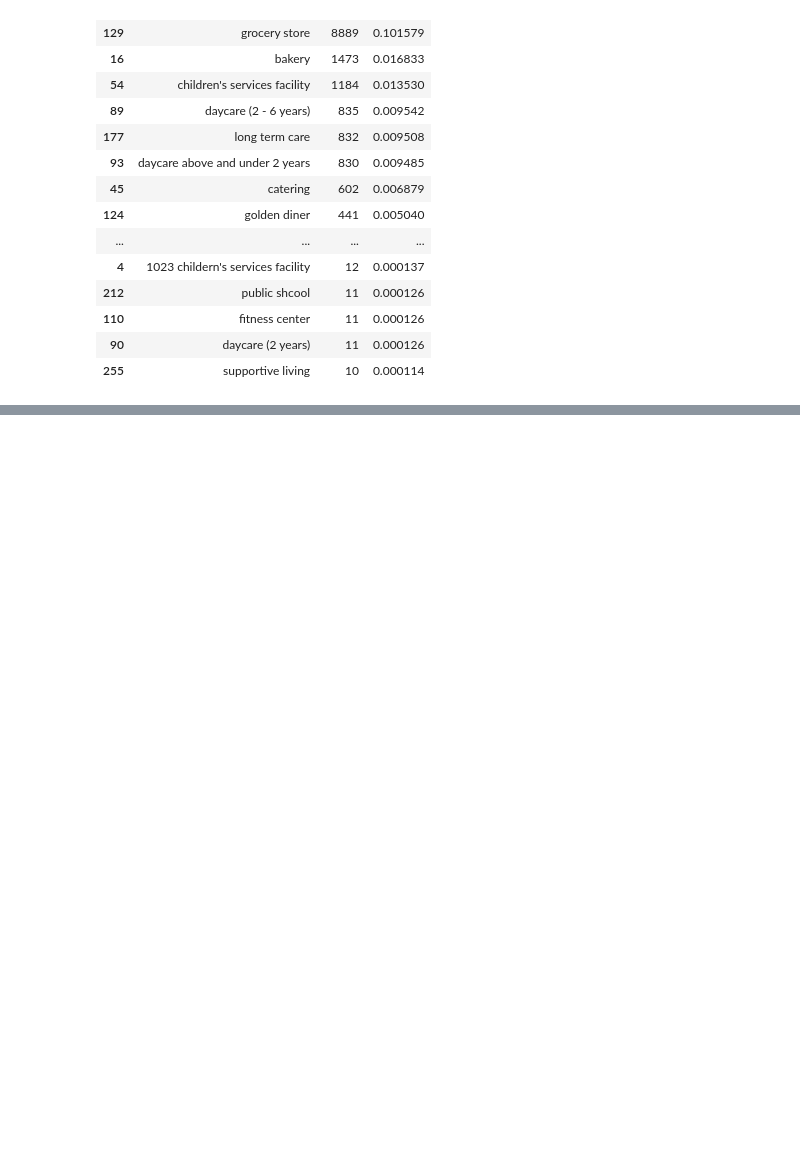
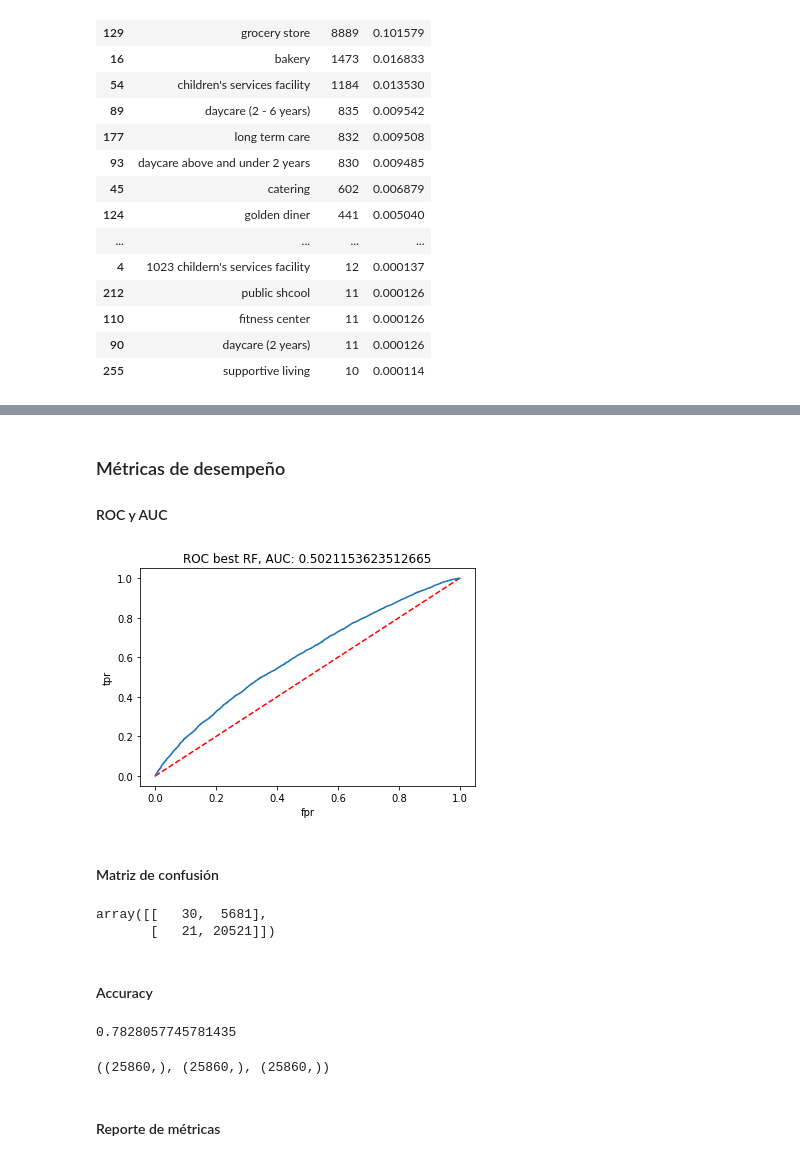
Before and after one commit to Acturio/DPA-Project, a Jupyter notebook: Feature_Engineering_DPA.ipynb, the cells around one changed output, grey strips where cells are left out. Cells and saved outputs as stored; diff of their text form; code cells hidden in the pictures; blank space fills up the shorter version.

```diff
--- a/Feature_Engineering_DPA.ipynb
+++ b/Feature_Engineering_DPA.ipynb
@@ -613,0 +967,13 @@ in_v
+# %%
+# ocupemos grid search!
+gs = GridSearchCV(classifier,
+                           hyper_param_grid,
+                           scoring = 'precision',
+                           cv = 3,
+                           n_jobs = 2) #-1
+# %%
+# ejecutando el RF
+import time
+start_time = time.time()
+gs.fit(X_train, y_train)
+print("Tiempo en ejecutar: ", time.time() - start_time)
@@ -613,0 +1064,4 @@ in_v
+# %%
+predicted_labels = gs.predict(X_test)
+# %%
+predicted_scores = gs.predict_proba(X_test)
@@ -613,0 +1159,37 @@ in_v
+# %% [markdown]
+### Métricas de desempeño
+
+#### ROC y AUC
+# %%
+from sklearn.metrics import roc_curve, roc_auc_score
+
+import matplotlib.pyplot as plt
+
+%matplotlib inline
+
+fpr, tpr, thresholds = roc_curve(y_test, predicted_scores[:,1], pos_label=1)
+
+plt.clf()
+plt.plot([0,1],[0,1], 'k--', c="red")
+plt.plot(fpr, tpr)
+plt.title("ROC best RF, AUC: {}".format(roc_auc_score(y_test, predicted_labels)))
+plt.xlabel("fpr")
+plt.ylabel("tpr")
+plt.show()
+# %% [output]
+[figure, added]
+# %% [markdown]
+#### Matriz de confusión
+# %%
+from sklearn.metrics import confusion_matrix
+confusion_matrix(y_test, predicted_labels)
+# %% [output]
+array([[   30,  5681],
+       [   21, 20521]])
+# %% [markdown]
+#### Accuracy
+# %%
+from sklearn.metrics import accuracy_score
+accuracy_score(y_test, predicted_labels)
+# %% [output]
+0.7828057745781435
@@ -613,0 +1203,6 @@ in_v
+# %%
+(precision.shape, recall.shape, thresholds_2.shape)
+# %% [output]
+((25860,), (25860,), (25860,))
+# %% [markdown]
+#### Reporte de métricas
```
Also changed, not shown: parts of 51 cells of this notebook.
